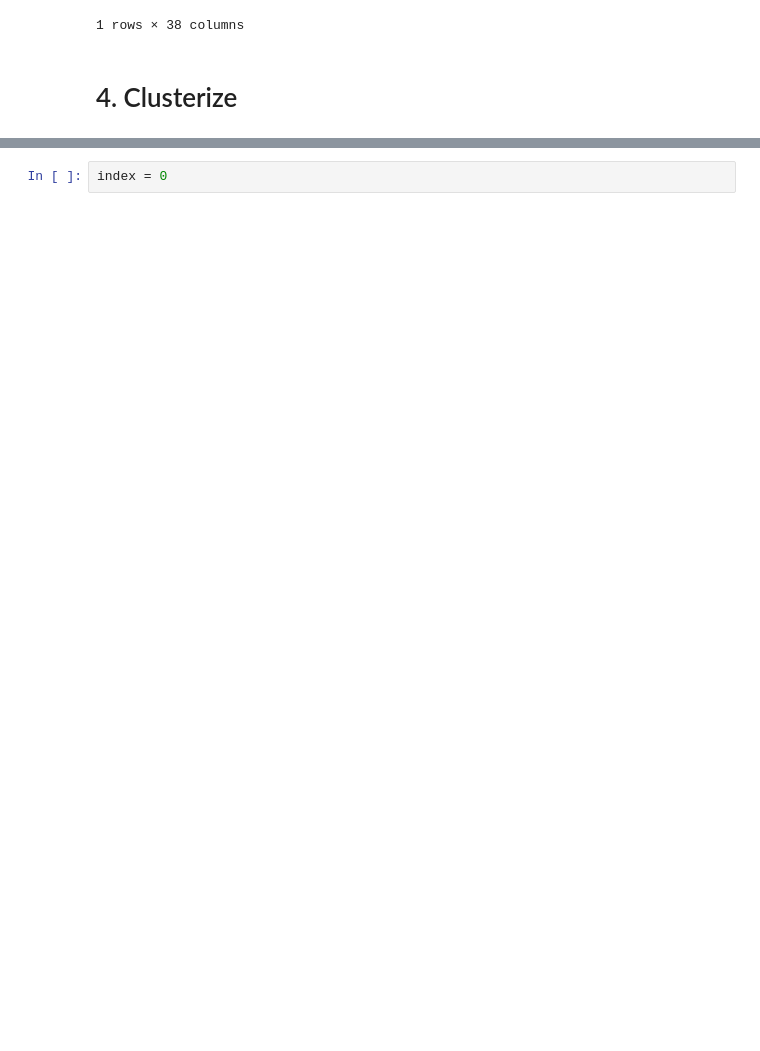
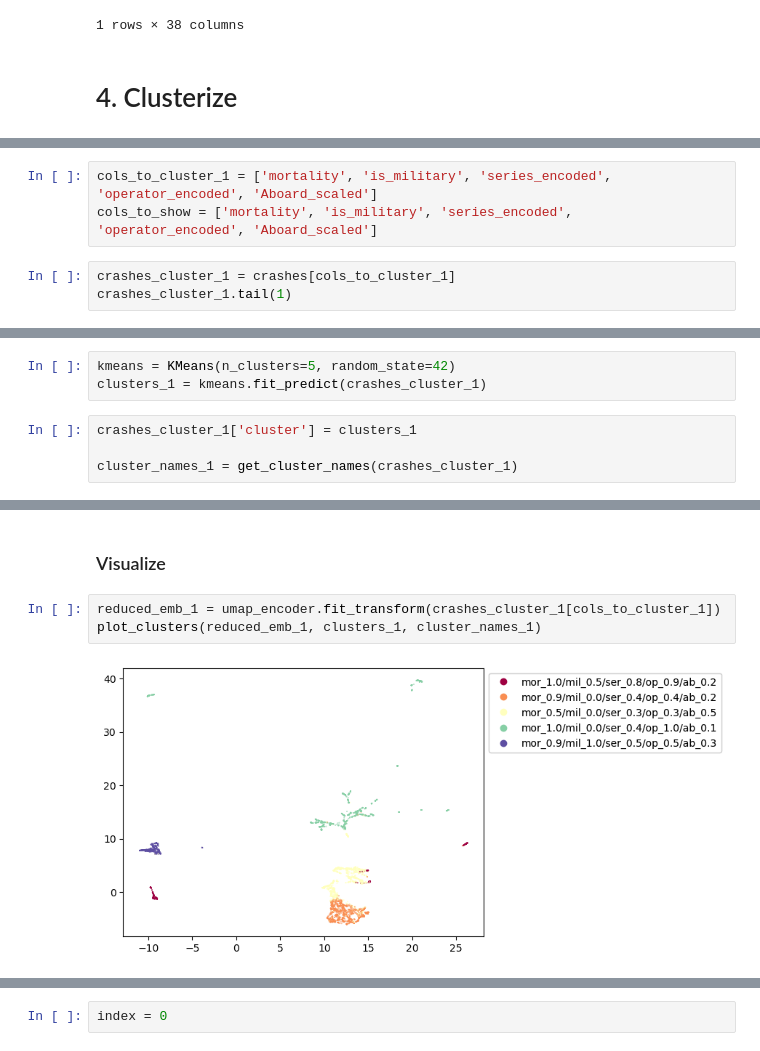
Before and after one commit to programmersockson/air-crash-data-analysis, a Jupyter notebook: 2. airplane_crashes.ipynb, the cells around one changed output, grey strips where cells are left out. Cells and saved outputs as stored; diff of their text form; blank space fills up the shorter version.

Commit message:
data visualization

```diff
--- a/2. airplane_crashes.ipynb
+++ b/2. airplane_crashes.ipynb
@@ -481,0 +519,6 @@ crashes.tail(1)
+# %%
+cols_to_cluster_1 = ['mortality', 'is_military', 'series_encoded', 'operator_encoded', 'Aboard_scaled']
+cols_to_show = ['mortality', 'is_military', 'series_encoded', 'operator_encoded', 'Aboard_scaled']
+# %%
+crashes_cluster_1 = crashes[cols_to_cluster_1]
+crashes_cluster_1.tail(1)
@@ -481,0 +530,7 @@ crashes.tail(1)
+# %%
+kmeans = KMeans(n_clusters=5, random_state=42)
+clusters_1 = kmeans.fit_predict(crashes_cluster_1)
+# %%
+crashes_cluster_1['cluster'] = clusters_1
+
+cluster_names_1 = get_cluster_names(crashes_cluster_1)
@@ -481,0 +569,7 @@ crashes.tail(1)
+# %% [markdown]
+### Visualize
+# %%
+reduced_emb_1 = umap_encoder.fit_transform(crashes_cluster_1[cols_to_cluster_1])
+plot_clusters(reduced_emb_1, clusters_1, cluster_names_1)
+# %% [output]
+[figure, added]
```
Also changed, not shown: parts of 29 cells of this notebook.
